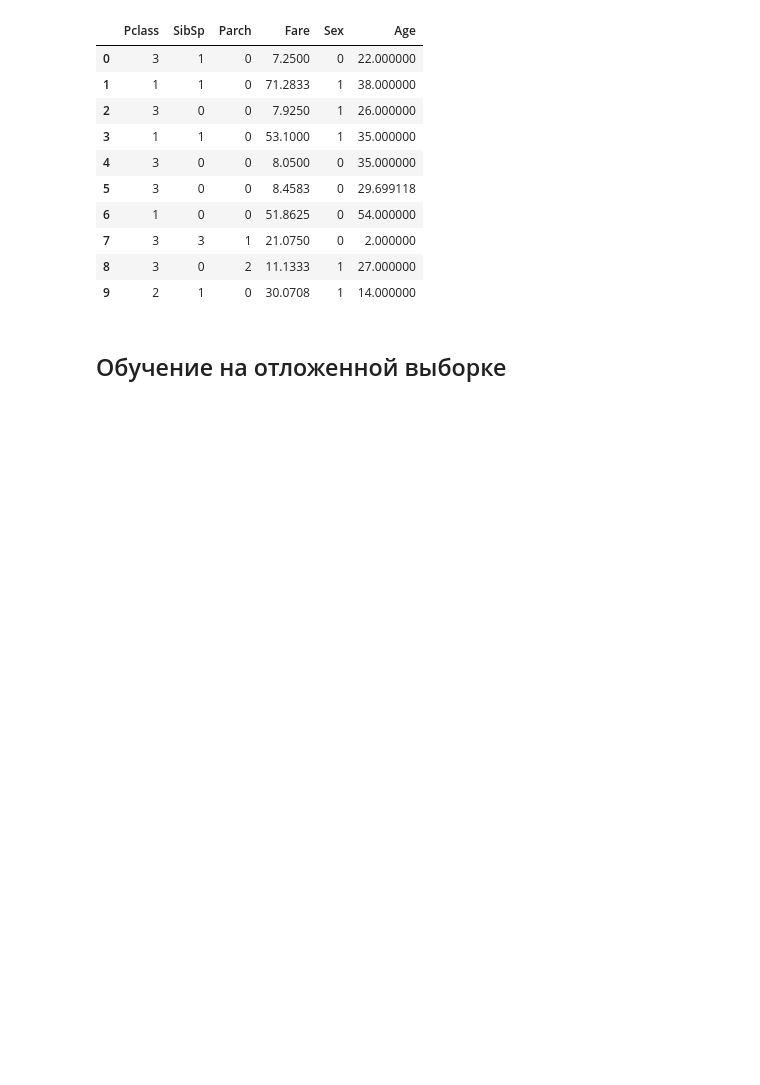
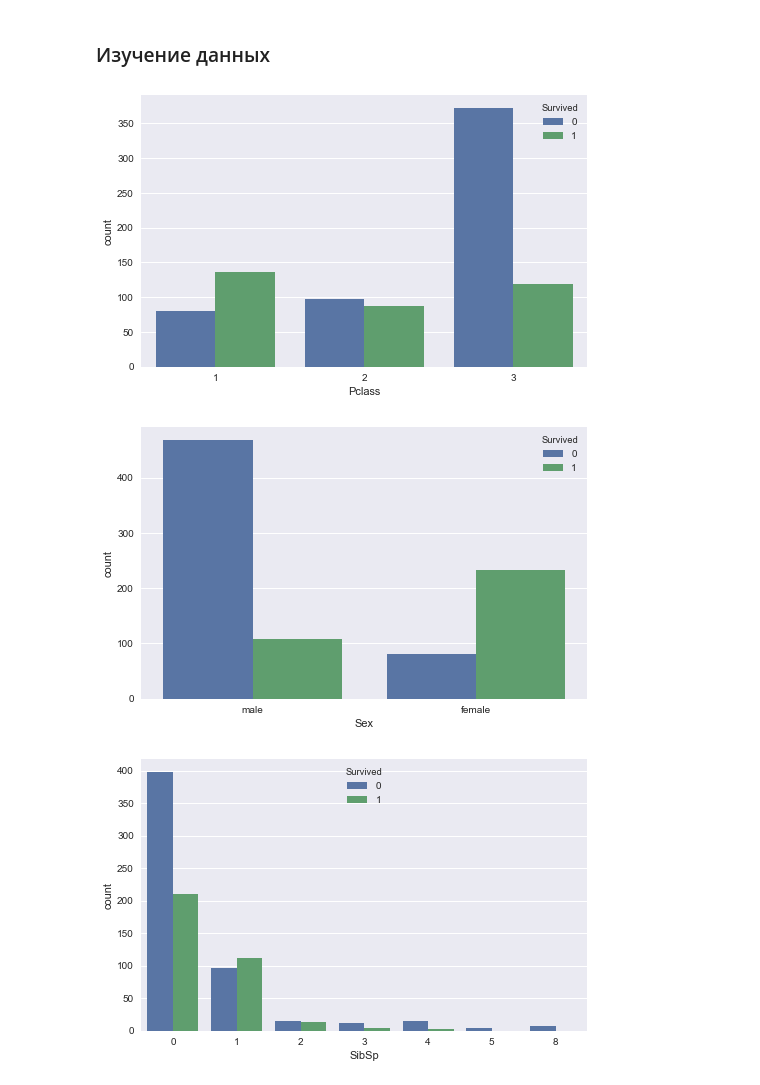
Before and after one commit to MiniGN/Kaggle-Titanic, a Jupyter notebook: run.ipynb, the cells around one changed output. Drawn from its saved outputs; the diff is of its cells as text; code cells hidden in the pictures; blank space fills up the shorter version.

```diff
--- a/run.ipynb
+++ b/run.ipynb
@@ -61,16 +165,10 @@ See the caveats in the documentation: http://pandas.pydata.org/pandas-docs/stabl
-# %%
-data[:10]
-# %% [output]
-|  | Pclass | SibSp | Parch | Fare | Sex | Age |
-| 0 | 3 | 1 | 0 | 7.2500 | 0 | 22.000000 |
-| 1 | 1 | 1 | 0 | 71.2833 | 1 | 38.000000 |
-| 2 | 3 | 0 | 0 | 7.9250 | 1 | 26.000000 |
-| 3 | 1 | 1 | 0 | 53.1000 | 1 | 35.000000 |
-| 4 | 3 | 0 | 0 | 8.0500 | 0 | 35.000000 |
-| 5 | 3 | 0 | 0 | 8.4583 | 0 | 29.699118 |
-| 6 | 1 | 0 | 0 | 51.8625 | 0 | 54.000000 |
-| 7 | 3 | 3 | 1 | 21.0750 | 0 | 2.000000 |
-| 8 | 3 | 0 | 2 | 11.1333 | 1 | 27.000000 |
-| 9 | 2 | 1 | 0 | 30.0708 | 1 | 14.000000 |
-# %% [markdown]
-## Обучение на отложенной выборке
+# %% [markdown]
+### Изучение данных
+# %%
+for x in ['Pclass','Sex','SibSp','Parch','Fare','Sex','Age']:
+    sns.countplot(x=x, hue='Survived', data=raw_data);
+    plt.show()
+# %% [output]
+[figure, added]
+[figure, added]
+[figure, added]
```
Also changed, not shown: parts of 23 cells of this notebook, 1 other file.
